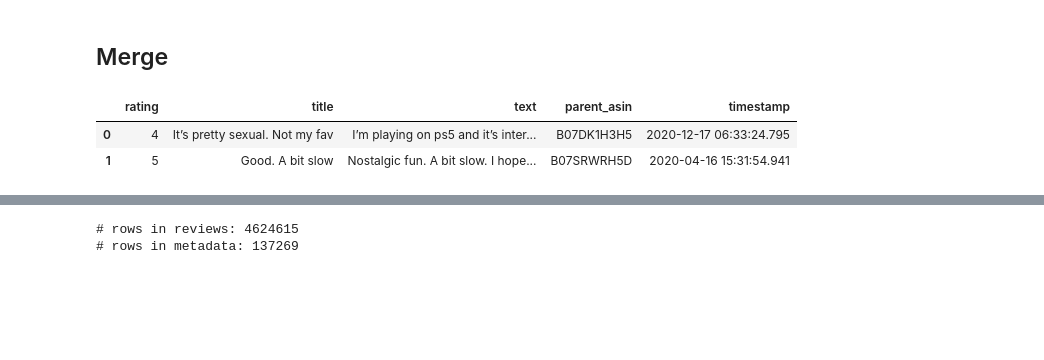
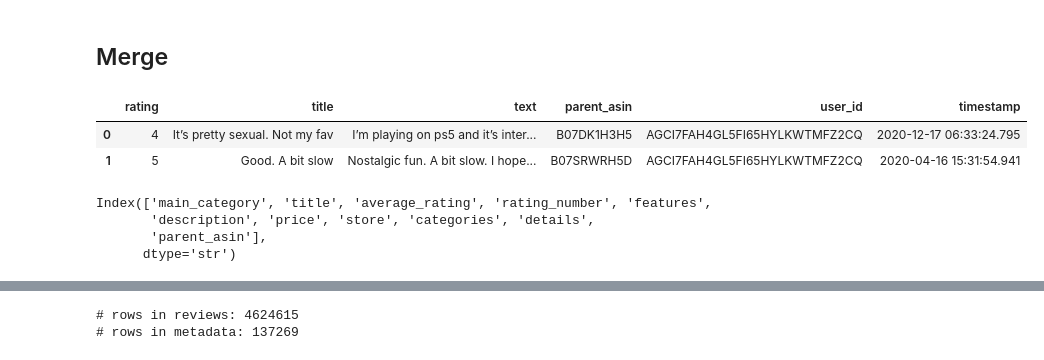
Before and after one commit to Eligoze75/Amazon_InsightCart, a Jupyter notebook: notebooks/milestone1_exploration.ipynb, the cells around one changed output, grey strips where cells are left out. Drawn from its saved outputs; the diff is of its cells as text; code cells hidden in the pictures; blank space fills up the shorter version.

```diff
--- a/notebooks/milestone1_exploration.ipynb
+++ b/notebooks/milestone1_exploration.ipynb
@@ -328,10 +328,20 @@ meta_drop_cols = ["bought_together", "subtitle", "author", "images", "videos"]
 # %% [markdown]
 ## Merge
 # %%
-df = df.drop(columns = rev_drop_cols)
+REV_DROP_COLS = ["images", "asin", "helpful_vote", "verified_purchase"]
+META_DROP_COLS = ["bought_together", "subtitle", "author", "images", "videos"]
+
+df = df.drop(columns = REV_DROP_COLS)
 df.head(2)
 # %% [output]
-|  | rating | title | text | parent_asin | timestamp |
-| 0 | 4 | It’s pretty sexual. Not my fav | I’m playing on ps5 and it’s inter... | B07DK1H3H5 | 2020-12-17 06:33:24.795 |
-| 1 | 5 | Good. A bit slow | Nostalgic fun. A bit slow. I hope... | B07SRWRH5D | 2020-04-16 15:31:54.941 |
+|  | rating | title | text | parent_asin | user_id | timestamp |
+| 0 | 4 | It’s pretty sexual. Not my fav | I’m playing on ps5 and it’s inter... | B07DK1H3H5 | AGCI7FAH4GL5FI65HYLKWTMFZ2CQ | 2020-12-17 06:33:24.795 |
+| 1 | 5 | Good. A bit slow | Nostalgic fun. A bit slow. I hope... | B07SRWRH5D | AGCI7FAH4GL5FI65HYLKWTMFZ2CQ | 2020-04-16 15:31:54.941 |
+# %%
+df_meta.columns
+# %% [output]
+Index(['main_category', 'title', 'average_rating', 'rating_number', 'features',
+       'description', 'price', 'store', 'categories', 'details',
+       'parent_asin'],
+      dtype='str')
 # %%
```
Also changed, not shown: parts of 4 cells of this notebook, 2 other files.
